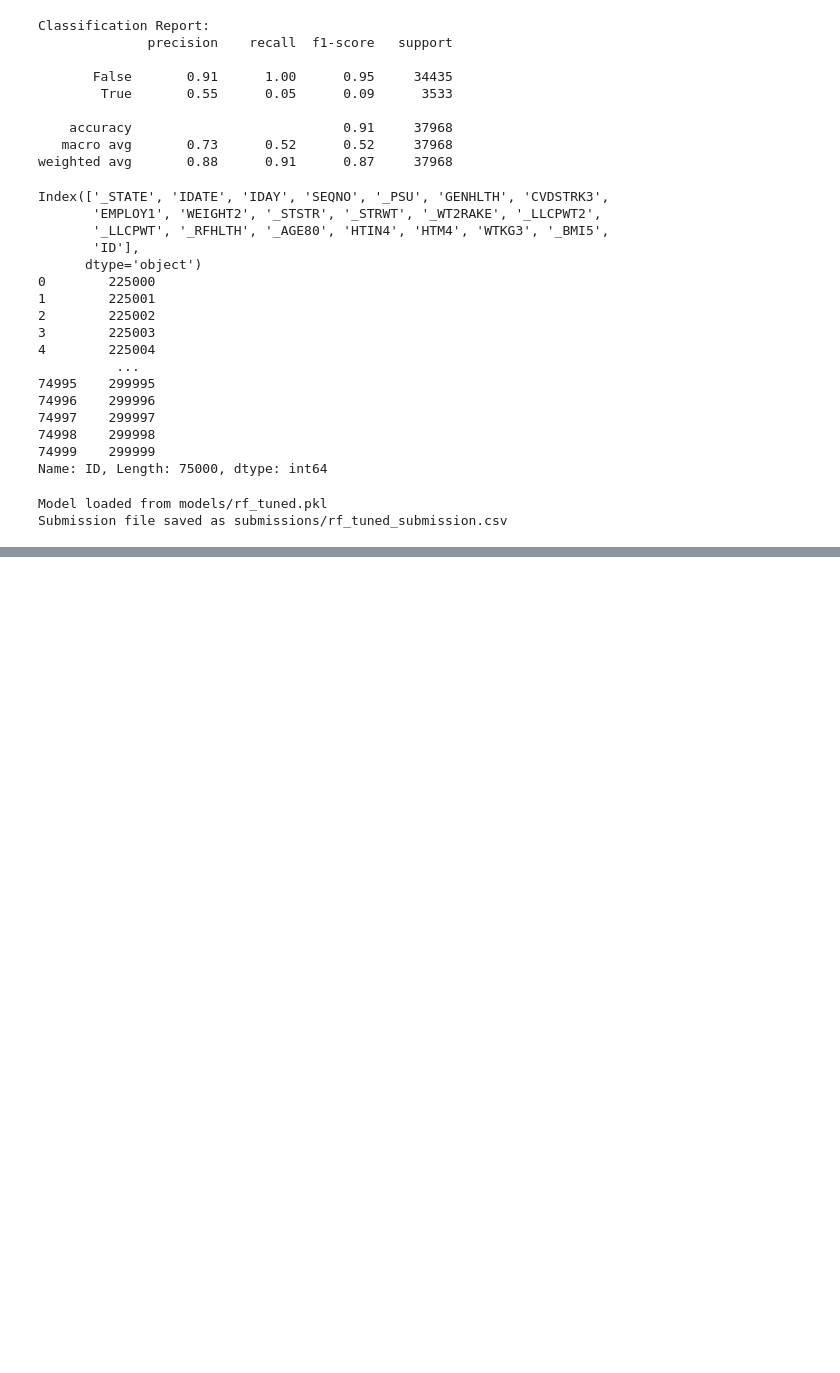
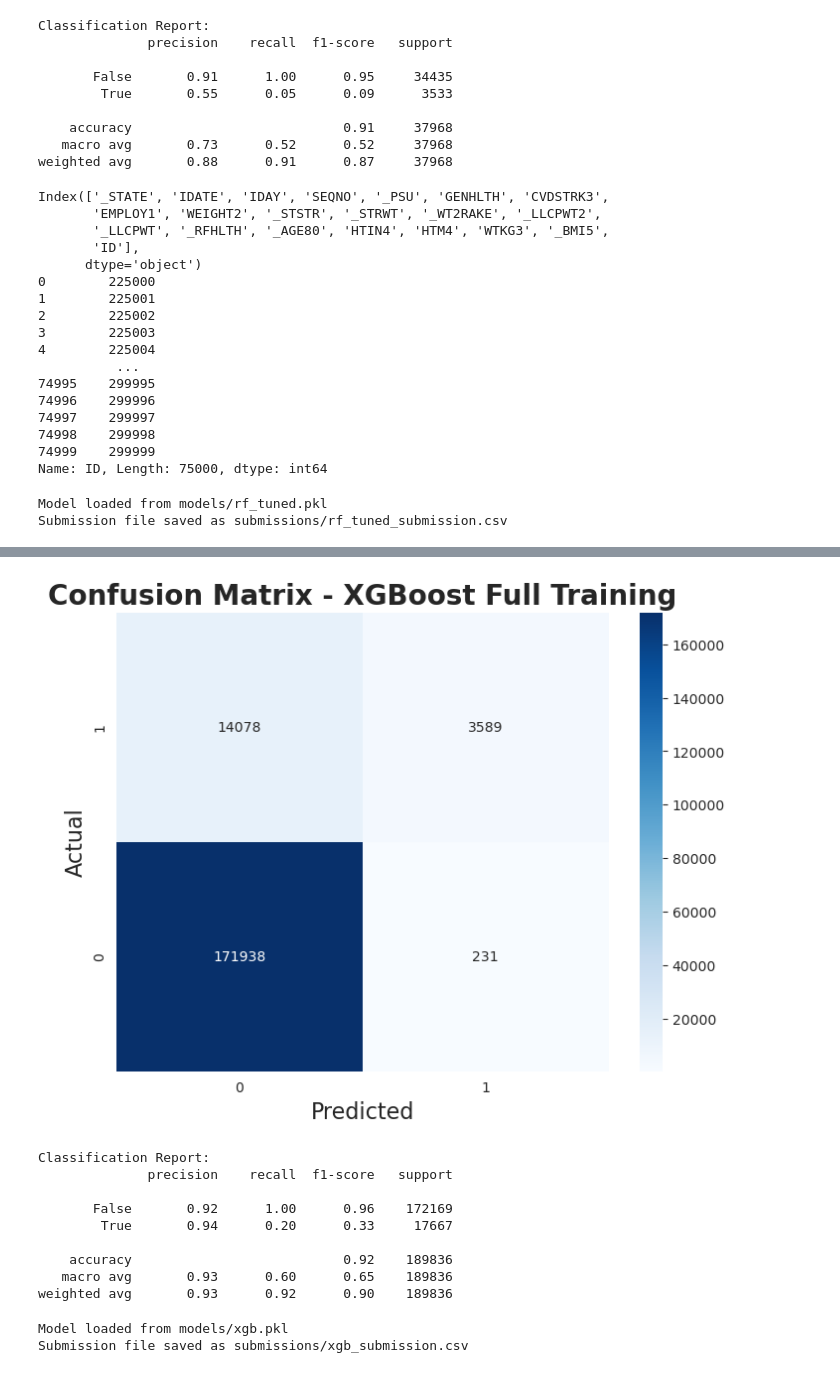
Before and after one commit to ali-hou-supaero/sdd-hackaton-25-heart-risk, a Jupyter notebook: ali.ipynb, the cells around one changed output, grey strips where cells are left out. Saved outputs shown, nothing was run; the diff lists cells and outputs as text; code cells hidden in the pictures; blank space fills up the shorter version.

```diff
--- a/ali.ipynb
+++ b/ali.ipynb
@@ -439,0 +536,22 @@ Submission file saved as submissions/rf_tuned_submission.csv
+# %%
+# train model on full training dataset
+xgb = XGBClassifier(n_estimators=200, learning_rate=0.1, max_depth=8, eval_metric='mlogloss', random_state=42)
+xgb.fit(X_important, y)
+joblib.dump(xgb, "models/xgb.pkl")
+performance_display(y, xgb.predict(X_important), "XGBoost Full Training")
+# %% [output]
+[figure, added]
+Classification Report:
+              precision    recall  f1-score   support
+
+       False       0.92      1.00      0.96    172169
+        True       0.94      0.20      0.33     17667
+
+    accuracy                           0.92    189836
+   macro avg       0.93      0.60      0.65    189836
+weighted avg       0.93      0.92      0.90    189836
+# %%
+create_submission_file(X_important, filename="xgb_submission", model_name="xgb.pkl")
+# %% [output]
+Model loaded from models/xgb.pkl
+Submission file saved as submissions/xgb_submission.csv
```
Also changed, not shown: parts of 3 cells of this notebook, 2 other files.
